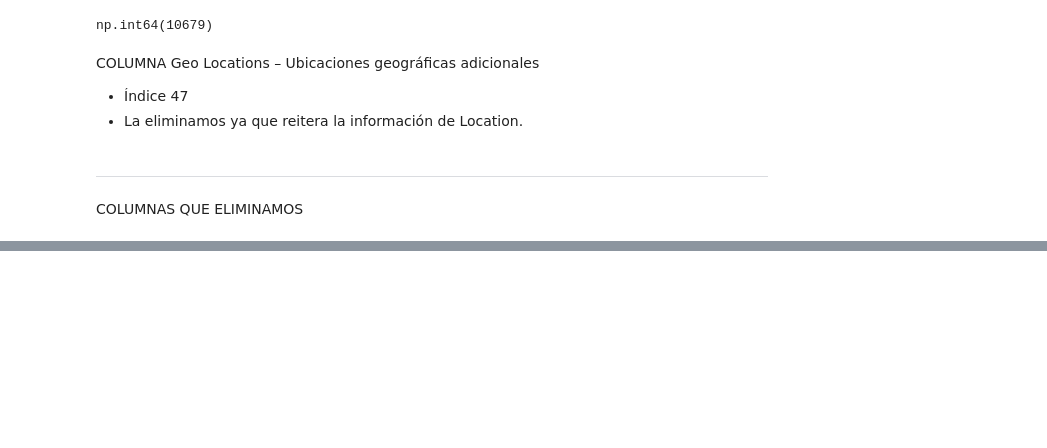
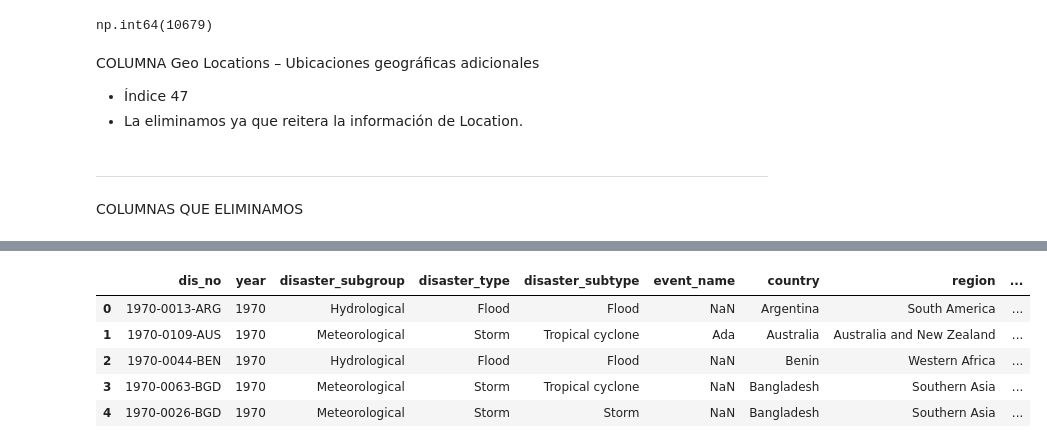
Before and after one commit to Lauris273/Proyecto_desastres_naturales_modulo_4, a Jupyter notebook: Desastres_naturales_1970-2021_EDA.ipynb, the cells around one changed output, grey strips where cells are left out. Saved outputs shown, nothing was run; the diff lists cells and outputs as text; code cells hidden in the pictures; blank space fills up the shorter version.

```diff
--- a/Desastres_naturales_1970-2021_EDA.ipynb
+++ b/Desastres_naturales_1970-2021_EDA.ipynb
@@ -724,0 +1066,14 @@ df_revisado.to_csv("datos_revisados.csv")
+# %%
+# Estas 3 columnas aparecen con decimales cuando son deben ser números enteros. Las modificamos:
+df_finales_corregidos["total_deaths"] = df_finales_corregidos["total_deaths"].astype("Int64")
+df_finales_corregidos["total_affected"] = df_finales_corregidos["total_affected"].astype("Int64")
+df_finales_corregidos["duration"] = df_finales_corregidos["duration"].astype("Int64")
+# %%
+df_finales_corregidos.head()
+# %% [output]
+|  | dis_no | year | disaster_subgroup | disaster_type | disaster_subtype | event_name | country | region | ... |
+| 0 | 1970-0013-ARG | 1970 | Hydrological | Flood | Flood | NaN | Argentina | South America | ... |
+| 1 | 1970-0109-AUS | 1970 | Meteorological | Storm | Tropical cyclone | Ada | Australia | Australia and New Zealand | ... |
+| 2 | 1970-0044-BEN | 1970 | Hydrological | Flood | Flood | NaN | Benin | Western Africa | ... |
+| 3 | 1970-0063-BGD | 1970 | Meteorological | Storm | Tropical cyclone | NaN | Bangladesh | Southern Asia | ... |
+| 4 | 1970-0026-BGD | 1970 | Meteorological | Storm | Storm | NaN | Bangladesh | Southern Asia | ... |
```
Also changed, not shown: parts of 12 cells of this notebook, 7 other files.
